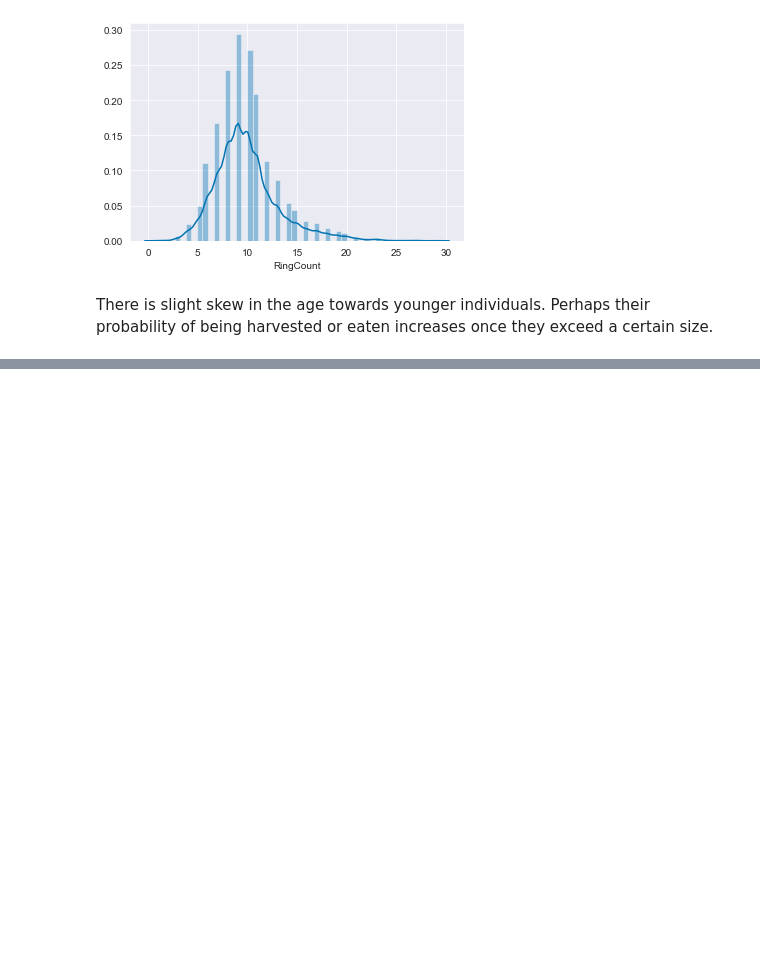
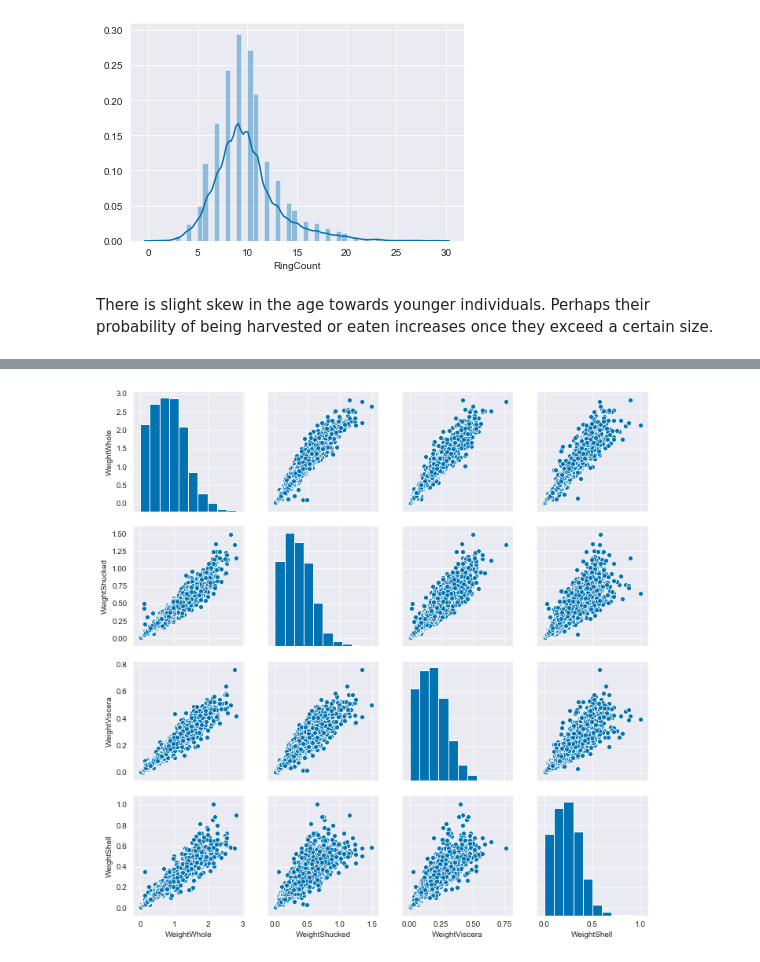
Before and after one commit to chrisammon3000/uci-abalone, a Jupyter notebook: notebooks/190924-gcl-initial-exploration.ipynb, the cells around one changed output, grey strips where cells are left out. Cells and saved outputs as stored; diff of their text form; code cells hidden in the pictures; blank space fills up the shorter version.

Commit message:
Finish preprocessing

```diff
--- a/notebooks/190924-gcl-initial-exploration.ipynb
+++ b/notebooks/190924-gcl-initial-exploration.ipynb
@@ -178,0 +208,9 @@ Models will be compared with and without the standardization and normalization s
+# %%
+# Applies log transform
+from sklearn.preprocessing import PowerTransformer
+
+log = PowerTransformer()
+
+log.fit(raw[['Height']])
+
+raw['Height_log'] = log.transform(raw[['Height']])
@@ -178,0 +221,4 @@ Models will be compared with and without the standardization and normalization s
+# %%
+sns.pairplot(raw[['WeightWhole', 'WeightShucked', 'WeightViscera', 'WeightShell']]);
+# %% [output]
+[figure, added]
```
Also changed, not shown: parts of 11 cells of this notebook.
